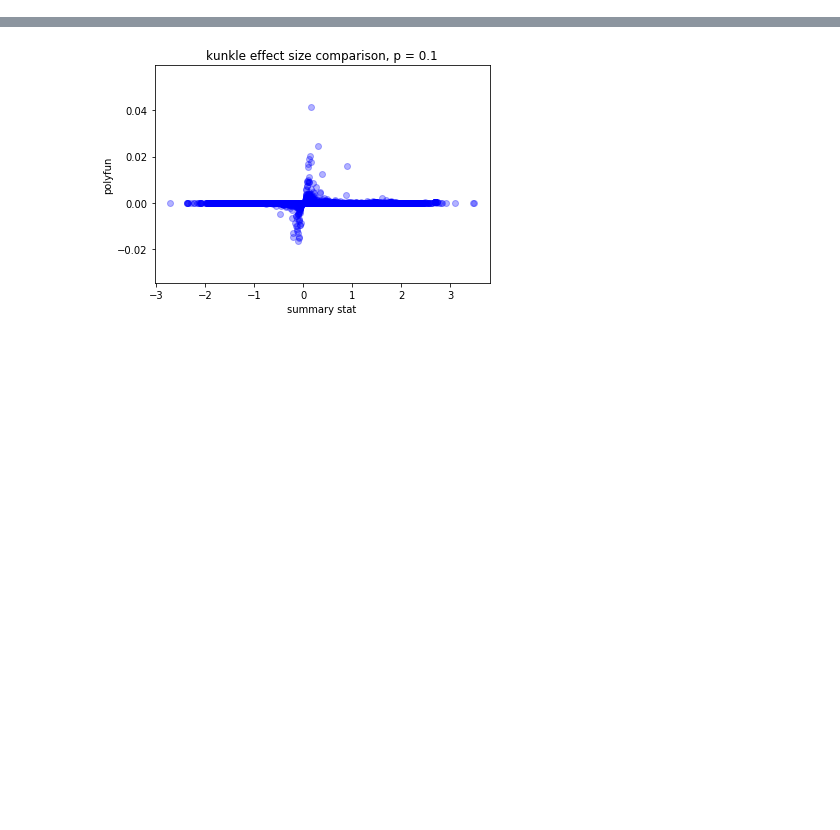
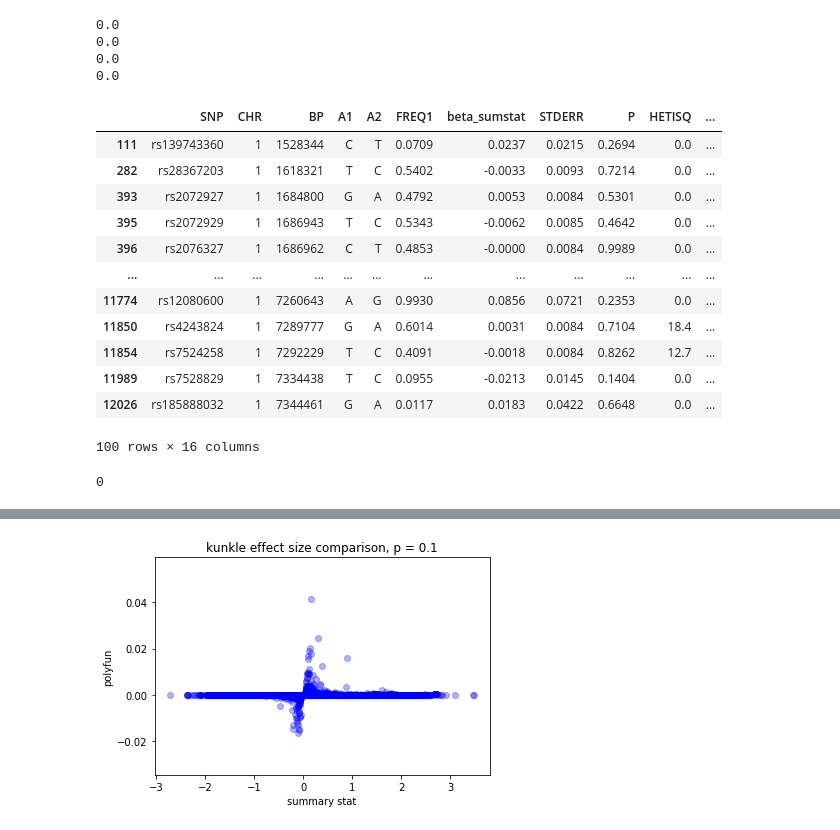
Before and after one commit to teresa-sansan/ADSP_polyfun, a Jupyter notebook: analysis/check_sumstat_beta.ipynb, the cells around one changed output, grey strips where cells are left out. Cells and saved outputs as stored; diff of their text form; code cells hidden in the pictures; blank space fills up the shorter version.

```diff
--- a/analysis/check_sumstat_beta.ipynb
+++ b/analysis/check_sumstat_beta.ipynb
@@ -34,0 +119,34 @@ merge_bellenguez.beta_polyfun = merge_bellenguez.beta_polyfun.astype(float) ## b
+# %%
+for i in range(13500,13504):
+    print(max(middle_CHR1.iloc[abs(middle_CHR1.BP - CHR1.BP[i]).nsmallest(10)].PIP))
+# %% [output]
+0.0
+0.0
+0.0
+0.0
+# %%
+middle_CHR1.iloc[abs(middle_CHR1.BP - CHR1.BP[13502]).nsmallest(100)]  ##13504
+# %% [output]
+|  | SNP | CHR | BP | A1 | A2 | FREQ1 | beta_sumstat | STDERR | P | HETISQ | ... |
+| 111 | rs139743360 | 1 | 1528344 | C | T | 0.0709 | 0.0237 | 0.0215 | 0.2694 | 0.0 | ... |
+| 282 | rs28367203 | 1 | 1618321 | T | C | 0.5402 | -0.0033 | 0.0093 | 0.7214 | 0.0 | ... |
+| 393 | rs2072927 | 1 | 1684800 | G | A | 0.4792 | 0.0053 | 0.0084 | 0.5301 | 0.0 | ... |
+| 395 | rs2072929 | 1 | 1686943 | T | C | 0.5343 | -0.0062 | 0.0085 | 0.4642 | 0.0 | ... |
+| 396 | rs2076327 | 1 | 1686962 | C | T | 0.4853 | -0.0000 | 0.0084 | 0.9989 | 0.0 | ... |
+| ... | ... | ... | ... | ... | ... | ... | ... | ... | ... | ... | ... |
+| 11774 | rs12080600 | 1 | 7260643 | A | G | 0.9930 | 0.0856 | 0.0721 | 0.2353 | 0.0 | ... |
+| 11850 | rs4243824 | 1 | 7289777 | G | A | 0.6014 | 0.0031 | 0.0084 | 0.7104 | 18.4 | ... |
+| 11854 | rs7524258 | 1 | 7292229 | T | C | 0.4091 | -0.0018 | 0.0084 | 0.8262 | 12.7 | ... |
+| 11989 | rs7528829 | 1 | 7334438 | T | C | 0.0955 | -0.0213 | 0.0145 | 0.1404 | 0.0 | ... |
+| 12026 | rs185888032 | 1 | 7344461 | G | A | 0.0117 | 0.0183 | 0.0422 | 0.6648 | 0.0 | ... |
+100 rows × 16 columns
+# %%
+count = 0
+for i in CHR1.iterrows():
+
+    PIP = max(middle_CHR1.iloc[abs(middle_CHR1.BP - i[1].BP).nsmallest(1)].PIP)
+    if(PIP > 0.1):
+        count +=1
+print(count)
+# %% [output]
+0
```
Also changed, not shown: parts of 11 cells of this notebook.
